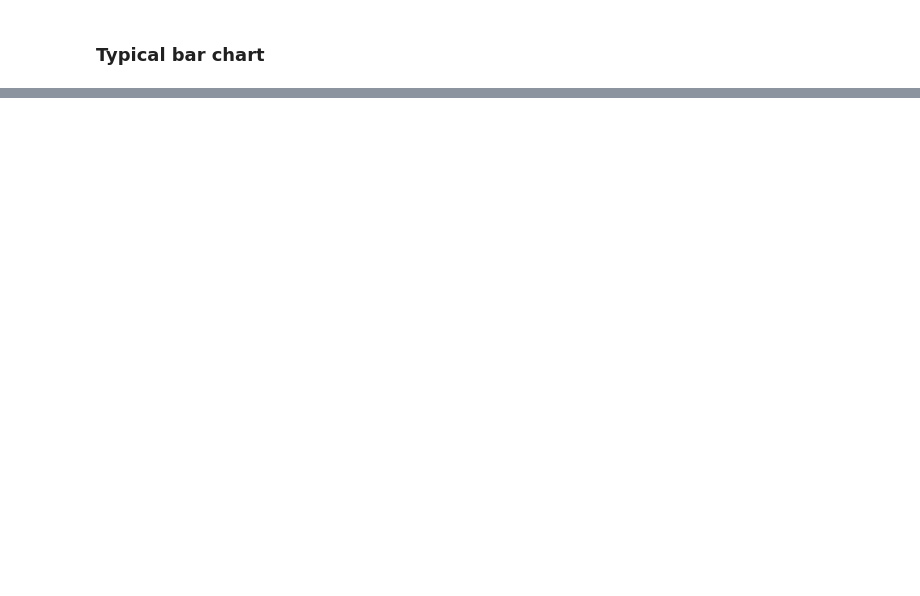
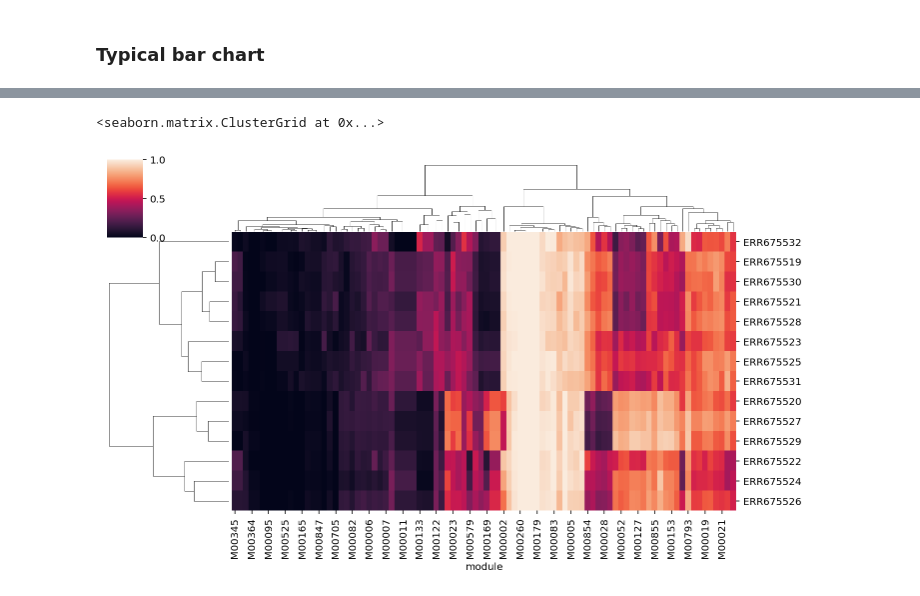
Before and after one commit to metagenome-atlas/Tutorial, a Jupyter notebook: Python/Annotations.ipynb, the cells around one changed output, grey strips where cells are left out. Drawn from its saved outputs; the diff is of its cells as text; code cells hidden in the pictures; blank space fills up the shorter version.

```diff
--- a/Python/Annotations.ipynb
+++ b/Python/Annotations.ipynb
@@ -180,0 +200,4 @@ function_relab.head()
+# %%
+kegg_modules= pd.read_table(keggmodules_file,index_col=[1,2]).drop('Unnamed: 0',axis=1)
+module_names =kegg_modules.module_name.droplevel(0).drop_duplicates()
+kegg_modules.head()
@@ -180,0 +212,25 @@ function_relab.head()
+# %%
+# Calculate module step coverage per genome
+
+step_coverage_threshold= 0.8
+module_step_coverage_matrix = kegg_modules.step_coverage.unstack(fill_value=0)
+module_step_coverage_matrix= module_step_coverage_matrix.loc[:, module_step_coverage_matrix.max()>0]
+
+
+
+cgi= sns.clustermap(module_step_coverage_matrix,
+metric='cosine',
+figsize=(10,6),row_cluster=False,
+center= step_coverage_threshold,cmap= 'RdBu_r',vmax=1,vmin=0)
+
+cgi_bin=sns.clustermap(module_step_coverage_matrix> step_coverage_threshold,
+                   figsize=(10,6),
+                   row_cluster=False,
+                       col_linkage= cgi.dendrogram_col.linkage
+                  )
+
+
+
+module_presence_matrix = (module_step_coverage_matrix > step_coverage_threshold) *1
+#drop all 0 modules
+module_presence_matrix= module_presence_matrix.loc[:,module_presence_matrix.max()>0]
@@ -180,0 +242,14 @@ function_relab.head()
+# %%
+# Module abundance
+# Sum of rel_ab for all species where a module is presence is equel to the matrix multiplication
+
+assert relab.shape[1] == module_presence_matrix.shape[0], "Relab and module matrix shoul dhave the same shape"
+
+
+module_relab = relab @ module_presence_matrix
+
+sns.clustermap(module_relab, figsize=(10,6),
+                   )
+# %% [output]
+<seaborn.matrix.ClusterGrid at 0x...>
+[figure, added]
```
Also changed, not shown: parts of 25 cells of this notebook, 1 other file.
